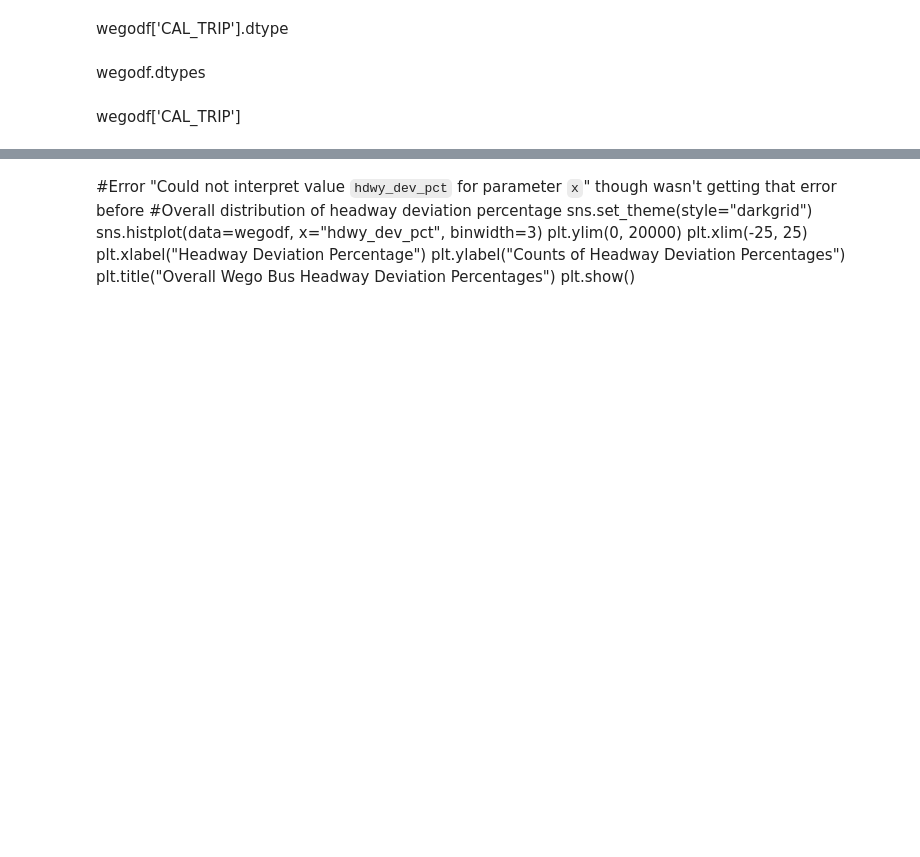
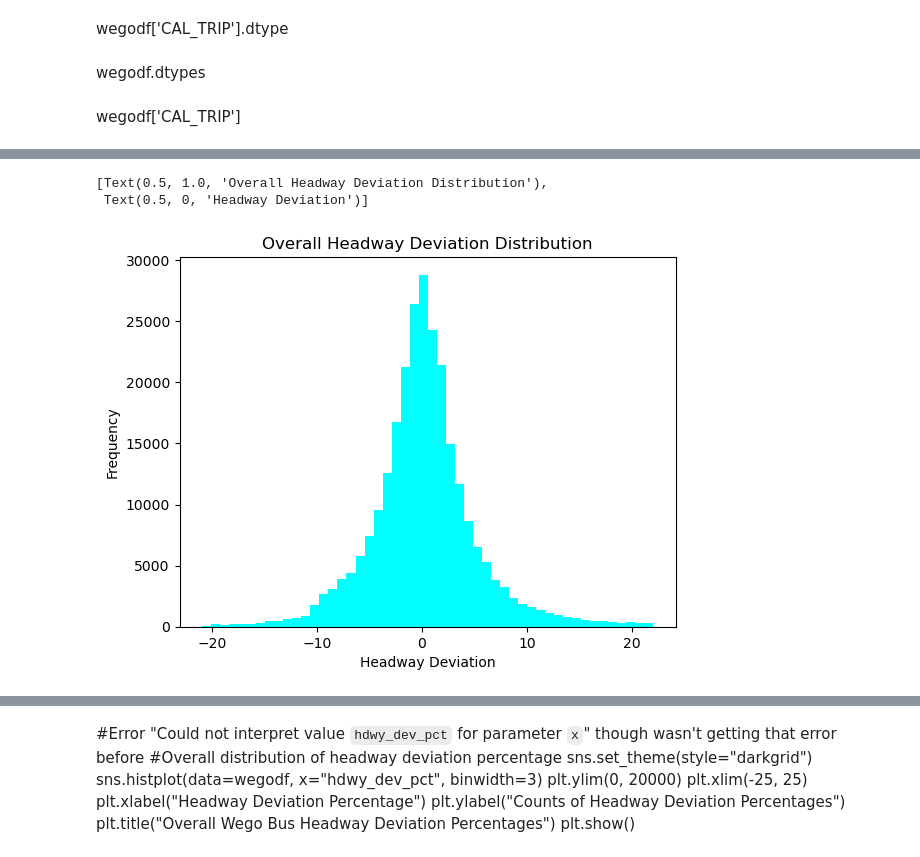
Before and after one commit to NSS-Data-Analytics-Cohort-11/wego-new-california-republic, a Jupyter notebook: notebooks/DA11 New California Republic Wego Project.ipynb, the cells around one changed output, grey strips where cells are left out. Drawn from its saved outputs; the diff is of its cells as text; code cells hidden in the pictures; blank space fills up the shorter version.

```diff
--- a/notebooks/DA11 New California Republic Wego Project.ipynb
+++ b/notebooks/DA11 New California Republic Wego Project.ipynb
@@ -260,0 +132,4 @@ plt.show()
+# %%
+# Calculating headway deviation mean and standard deviation
+hdwy_mean = wegodf['HDWY_DEV'].mean()
+hdwy_std = np.std(wegodf['HDWY_DEV'])
@@ -260,0 +153,18 @@ plt.show()
+# %%
+hdwy_mean_std = (
+    wegodf[wegodf['HDWY_DEV'].between(hdwy_mean - hdwy_std*3,
+                                   hdwy_mean + hdwy_std*3,
+                                   inclusive='both')]
+    ['HDWY_DEV']
+    .plot(kind='hist',
+          bins=50, color= 'cyan')
+)
+
+hdwy_mean_std.set(
+    title='Overall Headway Deviation Distribution',
+    xlabel='Headway Deviation'
+    )
+# %% [output]
+[Text(0.5, 1.0, 'Overall Headway Deviation Distribution'),
+ Text(0.5, 0, 'Headway Deviation')]
+[figure, added]
```
Also changed, not shown: parts of 60 cells of this notebook.
